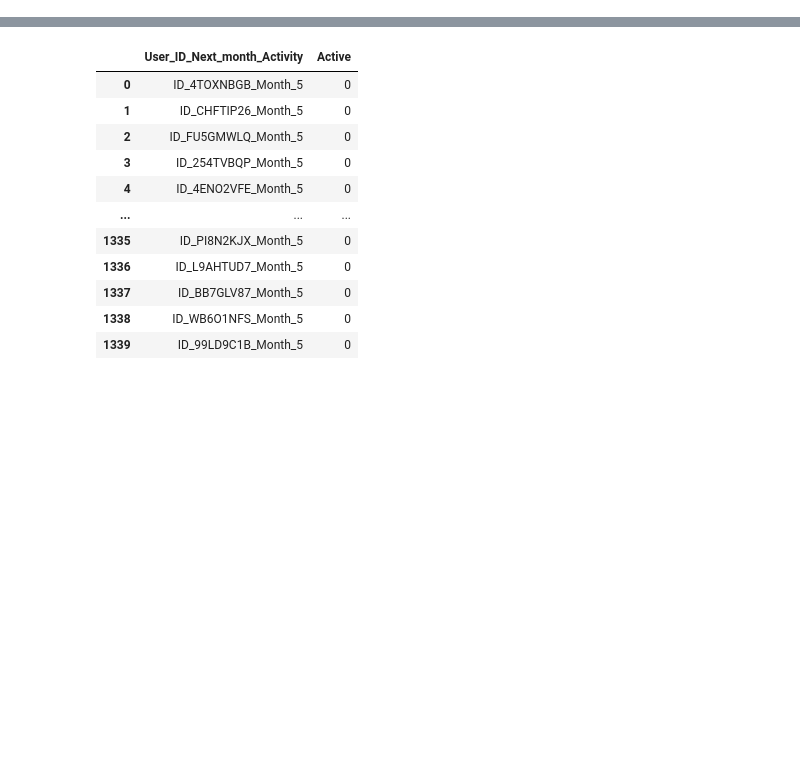
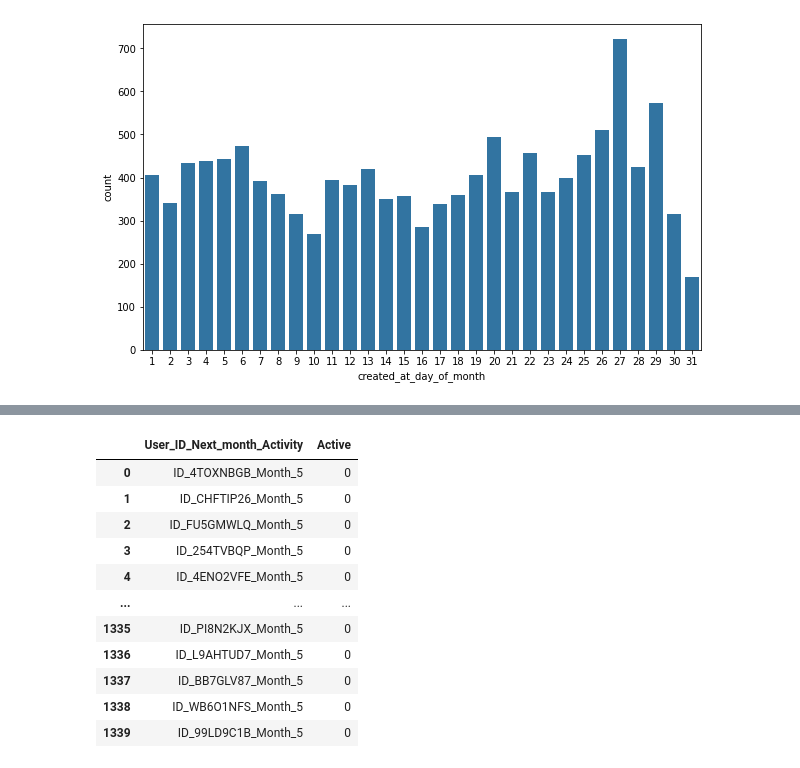
Before and after one commit to BochaberiDaisy/Zindi-New-User-Engagement-Prediction-Challenge, a Jupyter notebook: EDA.ipynb, the cells around one changed output, grey strips where cells are left out. Cells and saved outputs as stored; diff of their text form; code cells hidden in the pictures; blank space fills up the shorter version.

```diff
--- a/EDA.ipynb
+++ b/EDA.ipynb
@@ -8,0 +135,4 @@ sample = pd.read_csv("SampleSubmission.csv")
+# %%
+countplot(users1,'created_at_day_of_month')
+# %% [output]
+[figure, added]
```
Also changed, not shown: parts of 36 cells of this notebook.
